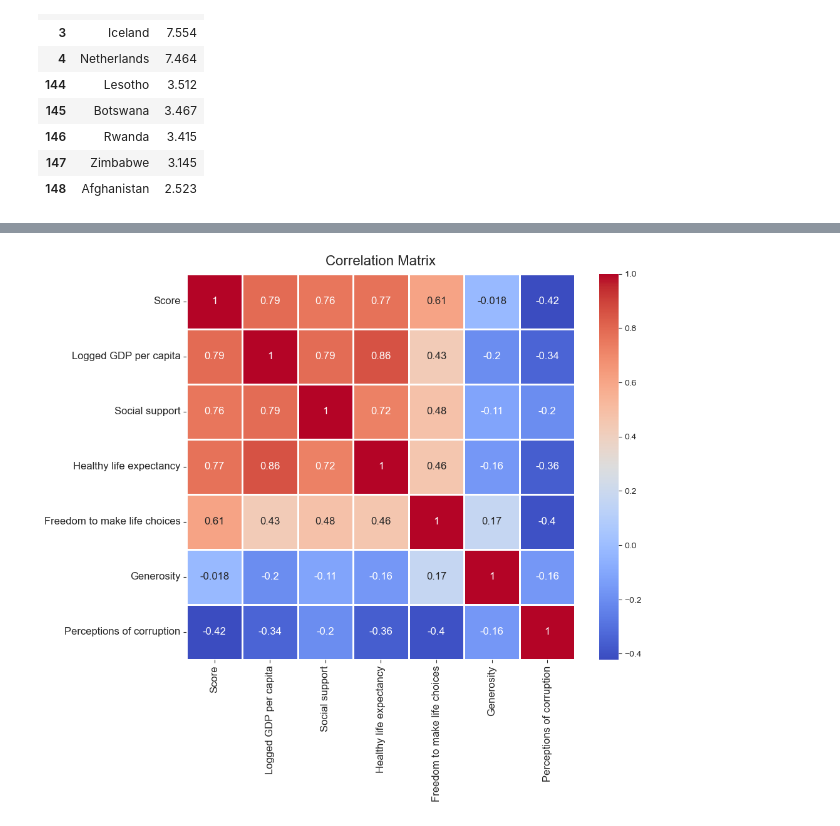
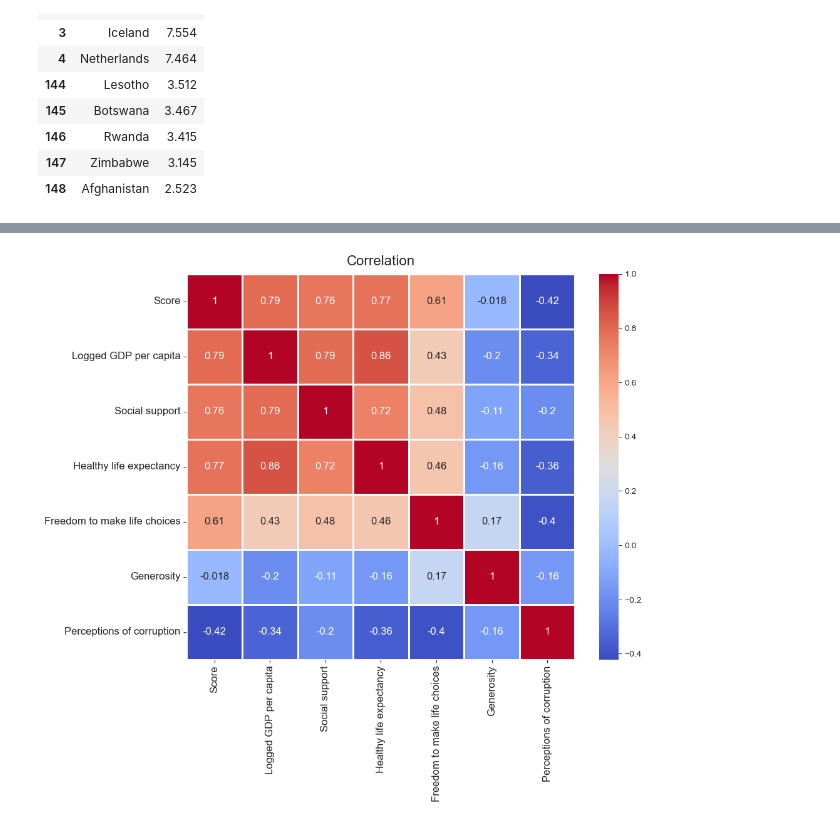
Before and after one commit to Hohenadel/world-happiness-case-study, a Jupyter notebook: notebooks/world.ipynb, the cells around one changed output, grey strips where cells are left out. Cells and saved outputs as stored; diff of their text form; code cells hidden in the pictures.

```diff
--- a/notebooks/world.ipynb
+++ b/notebooks/world.ipynb
@@ -130,19 +130,19 @@ correlation_df.corr()
 # %%
 #Setting Figure Size & Color
 plt.figure(figsize = (10,8))
 cmap = sns.color_palette("coolwarm", as_cmap=True)
 
 #Plotting
 ax = sns.heatmap(correlation_df.corr(), cbar=True, annot=True, annot_kws={"size":12},
                                 cmap=cmap, linewidths=1, linecolor='white')
 
-plt.title('Correlation Matrix', fontsize = 16, pad=10)
+plt.title('Correlation', fontsize = 16, pad=10)
 ax.tick_params(labelsize=12)
-
+plt.savefig('../img/Correlation.png', bbox_inches = 'tight')
 # Show the plot
 plt.show()
 # %% [output]
-[figure, old version]
+[figure, new version]
 # %%
 #Does money buy happiness?
 top_capita = geo_temp.sort_values(by='Logged GDP per capita', ascending=False).head(10)
```
Also changed, not shown: parts of 21 cells of this notebook, 10 other files.
